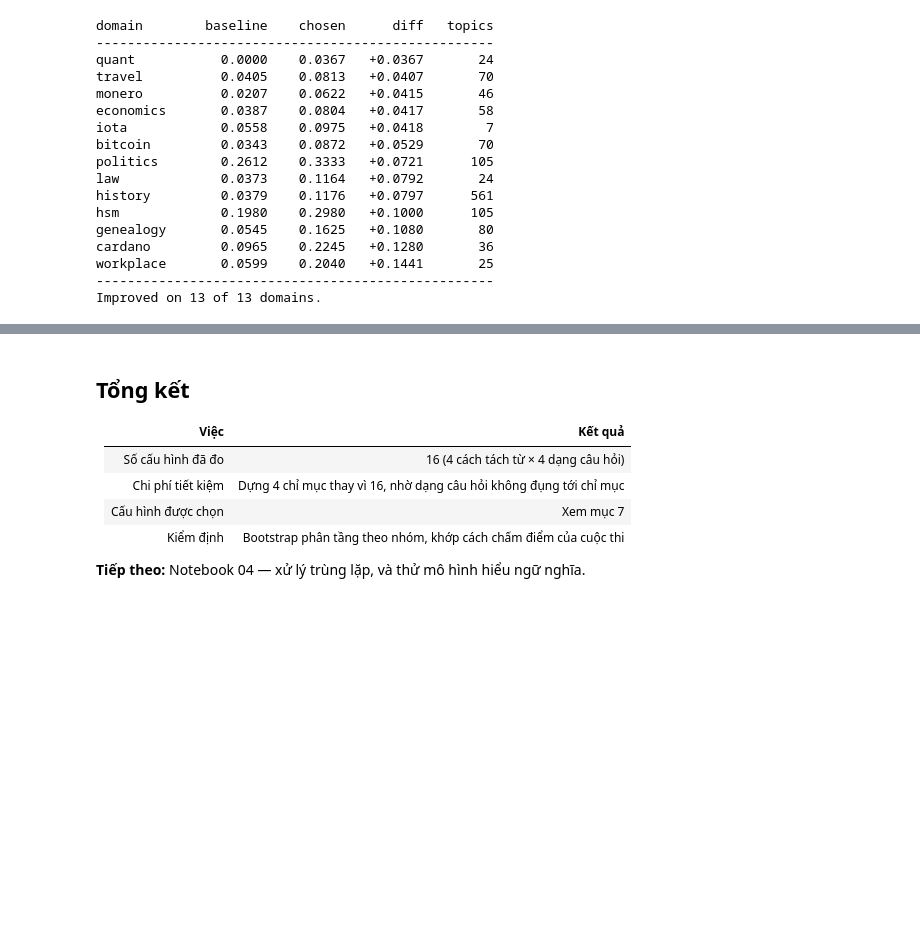
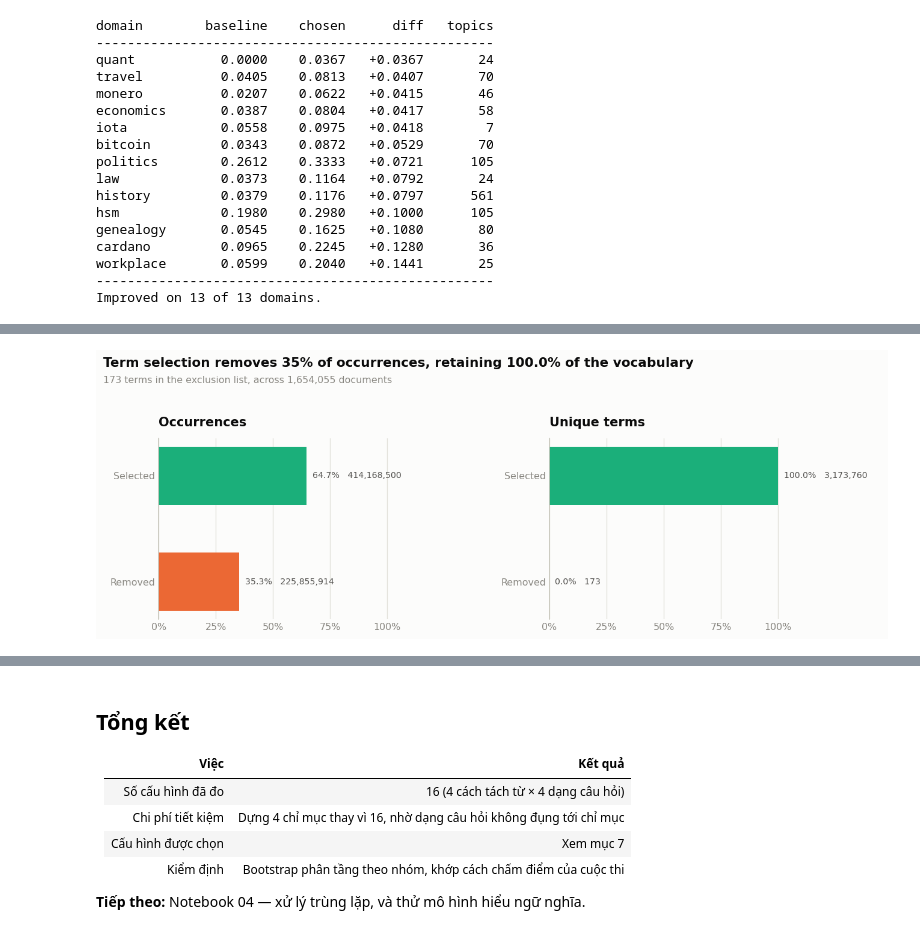
Before and after one commit to peotrannnn/RETECO, a Jupyter notebook: notebooks/03a_preprocessing.ipynb, the cells around one changed output, grey strips where cells are left out. Saved outputs shown, nothing was run; the diff lists cells and outputs as text; code cells hidden in the pictures; blank space fills up the shorter version.

```diff
--- a/notebooks/03a_preprocessing.ipynb
+++ b/notebooks/03a_preprocessing.ipynb
@@ -531,0 +732,48 @@ Improved on 13 of 13 domains.
+# %%
+# --- One chart, two ratios -----------------------------------------------
+fig, axes = plt.subplots(1, 2, figsize=(11, 3.6))
+
+panels = [
+    ("Occurrences", term_stats["tokens_selected"],
+     term_stats["tokens_analysed"] - term_stats["tokens_selected"]),
+    ("Unique terms", term_stats["types_selected"],
+     term_stats["types_analysed"] - term_stats["types_selected"]),
+]
+
+for ax, (label, selected, removed) in zip(axes, panels):
+    whole = selected + removed
+    shares = [selected / whole, removed / whole]
+    bars = ax.barh([1, 0], shares, color=[TEAL, ORANGE], height=0.55)
+    ax.set_yticks([1, 0])
+    ax.set_yticklabels(["Selected", "Removed"])
+    ax.set_xlim(0, 1.45)
+    ax.set_xticks([0, 0.25, 0.5, 0.75, 1.0])
+    ax.xaxis.set_major_formatter(lambda v, _: f"{v:.0%}")
+
+    # Percentage and raw count share one label, placed outside the bar, so a
+    # bar too short to hold text is labelled the same way as a long one.
+    for bar, share, value in zip(bars, shares, [selected, removed]):
+        ax.text(bar.get_width() + 0.025,
+                bar.get_y() + bar.get_height() / 2,
+                f"{share:.1%}   {value:,}", va="center", ha="left",
+                fontsize=8.5, color=INK_SOFT)
+
+    finish(ax, label, subtitle=None, grid_axis="x")
+
+fig.suptitle(
+    f"Term selection removes {1 - token_ratio:.0%} of occurrences, "
+    f"retaining {type_ratio:.1%} of the vocabulary",
+    x=0.005, y=1.10, ha="left", fontsize=13, fontweight="bold", color=INK)
+
+fig.text(
+    0.005, 1.00,
+    f"{len(DROPPED)} terms in the exclusion list, across "
+    f"{sum(v['n_docs'] for v in term_stats['per_domain'].values()):,} "
+    "documents",
+    ha="left", fontsize=9.5, color=INK_MUTED
+)
+
+fig.tight_layout()
+plt.show()
+# %% [output]
+[figure, added]
```
Also changed, not shown: parts of 8 cells of this notebook, 22 other files.
